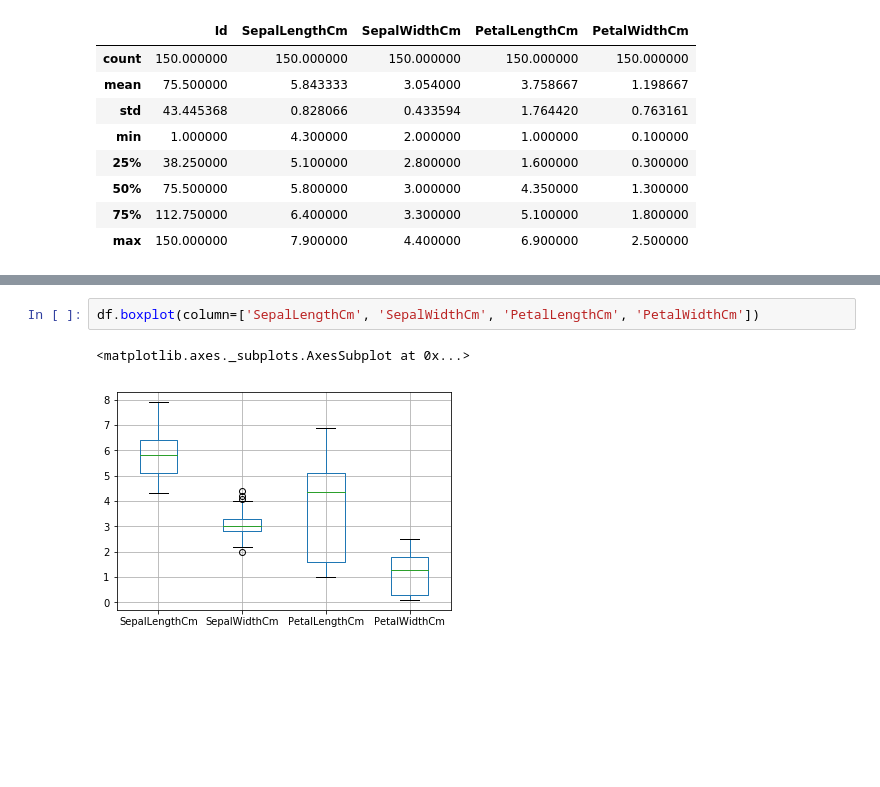
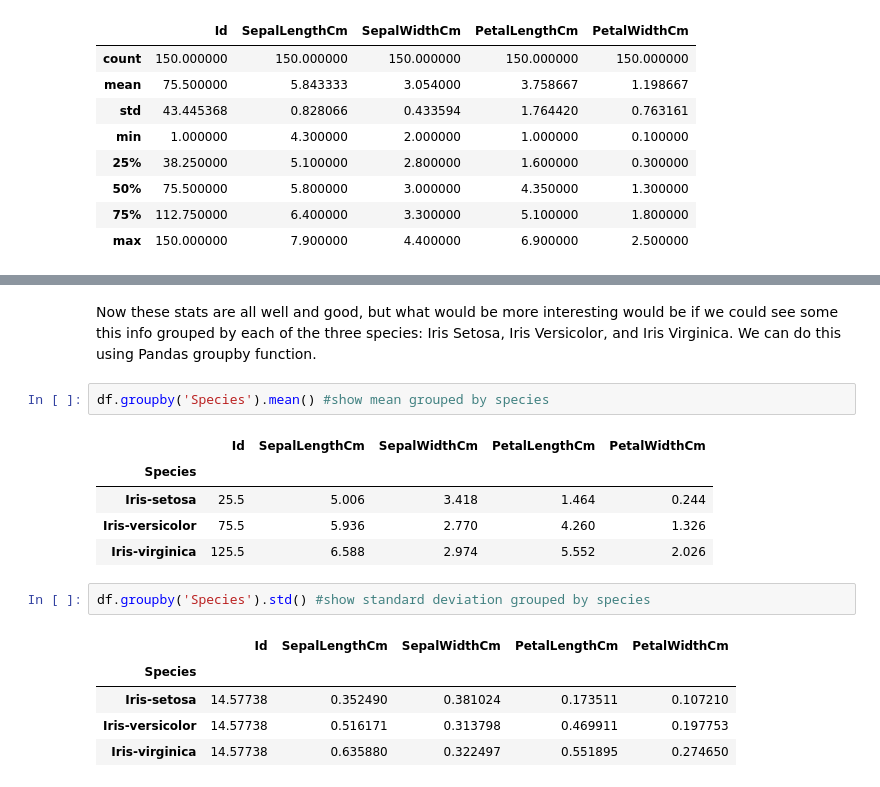
Before and after one commit to cobhan/pands-project-2019, a Jupyter notebook: Iris Dataset Project 2019.ipynb, the cells around one changed output, grey strips where cells are left out. Cells and saved outputs as stored; diff of their text form; blank space fills up the shorter version.

```diff
--- a/Iris Dataset Project 2019.ipynb
+++ b/Iris Dataset Project 2019.ipynb
@@ -74,5 +69,18 @@ df.boxplot()
-# %%
-df.boxplot(column=['SepalLengthCm', 'SepalWidthCm', 'PetalLengthCm', 'PetalWidthCm'])
-# %% [output]
-<matplotlib.axes._subplots.AxesSubplot at 0x...>
-[figure, removed]
+# %% [markdown]
+<p>Now these stats are all well and good, but what would be more interesting would be if we could see some this info grouped by each of the three species: Iris Setosa, Iris Versicolor, and Iris Virginica. We can do this using Pandas groupby function.</p>
+# %%
+df.groupby('Species').mean() #show mean grouped by species
+# %% [output]
+|  | Id | SepalLengthCm | SepalWidthCm | PetalLengthCm | PetalWidthCm |
+| Species |  |  |  |  |  |
+| Iris-setosa | 25.5 | 5.006 | 3.418 | 1.464 | 0.244 |
+| Iris-versicolor | 75.5 | 5.936 | 2.770 | 4.260 | 1.326 |
+| Iris-virginica | 125.5 | 6.588 | 2.974 | 5.552 | 2.026 |
+# %%
+df.groupby('Species').std() #show standard deviation grouped by species
+# %% [output]
+|  | Id | SepalLengthCm | SepalWidthCm | PetalLengthCm | PetalWidthCm |
+| Species |  |  |  |  |  |
+| Iris-setosa | 14.57738 | 0.352490 | 0.381024 | 0.173511 | 0.107210 |
+| Iris-versicolor | 14.57738 | 0.516171 | 0.313798 | 0.469911 | 0.197753 |
+| Iris-virginica | 14.57738 | 0.635880 | 0.322497 | 0.551895 | 0.274650 |
```
Also changed, not shown: parts of 5 cells of this notebook.
